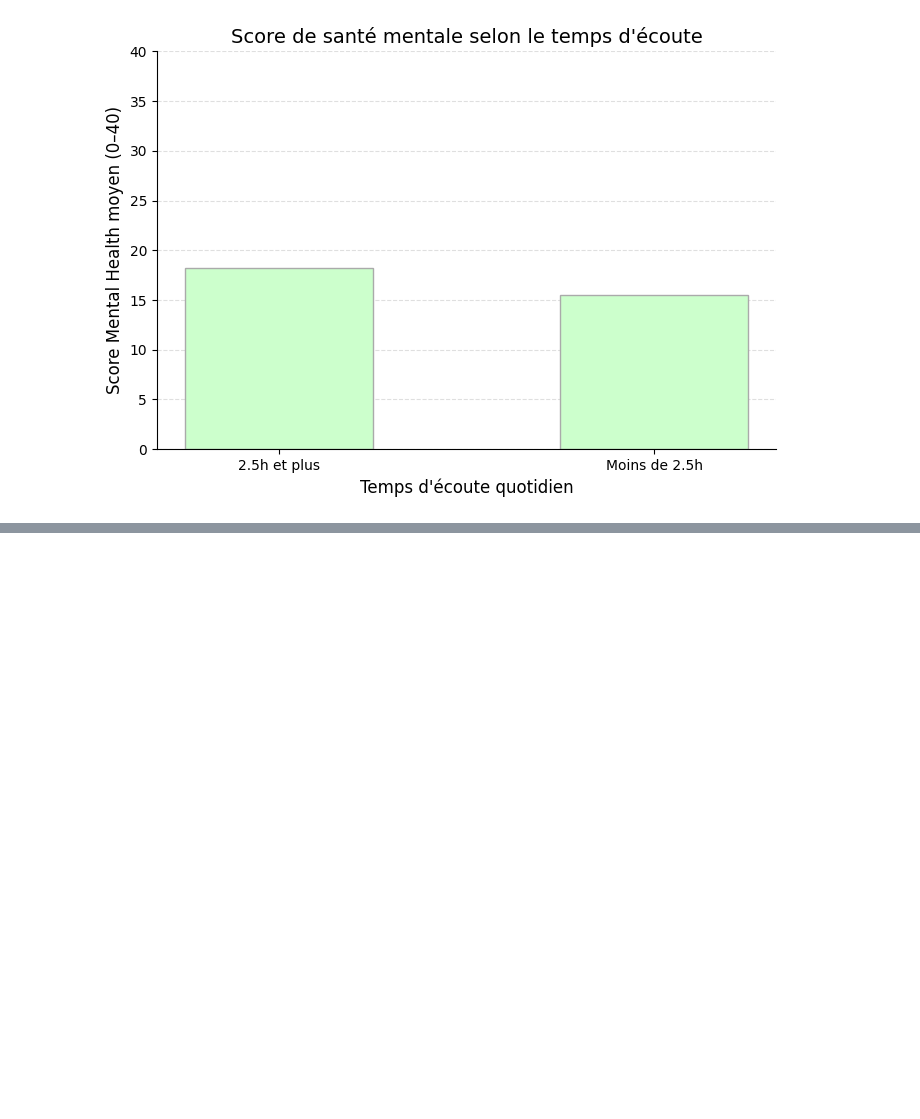
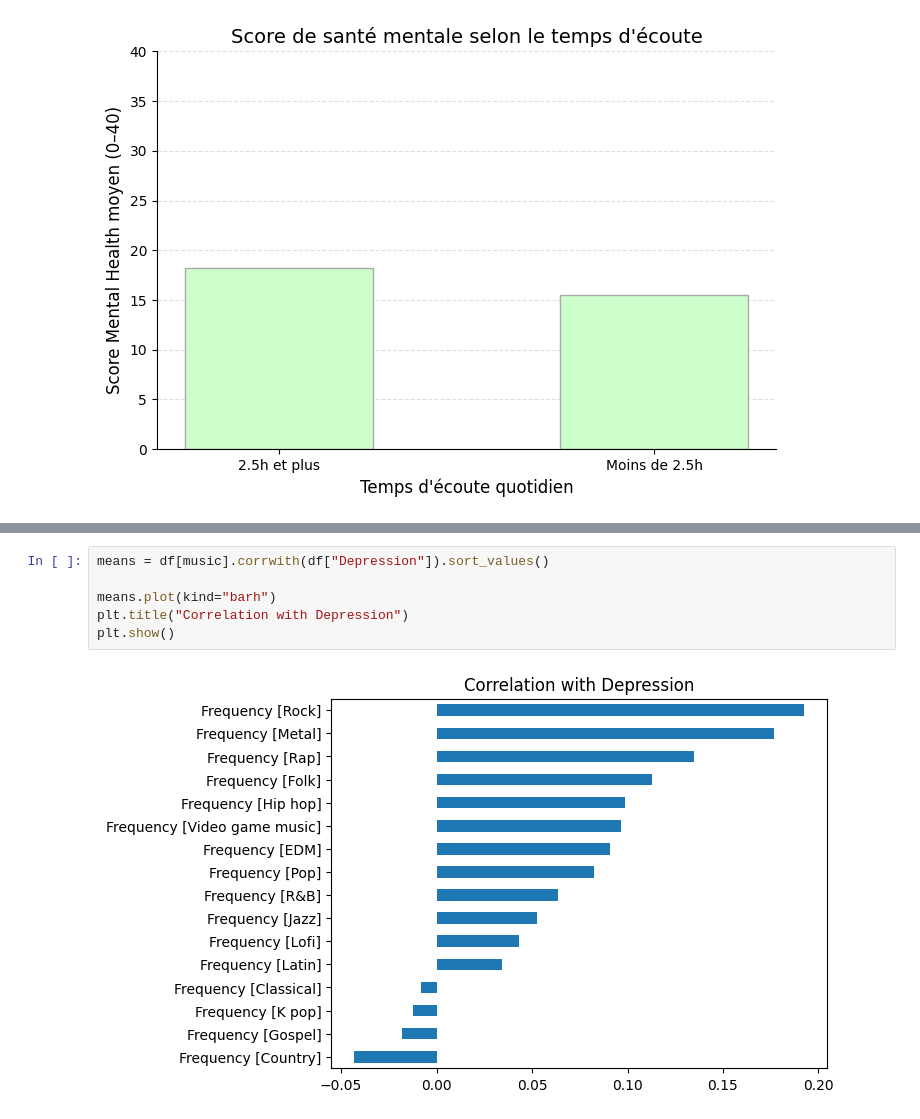
Before and after one commit to lrondal/I-am-hungry, a Jupyter notebook: project_dataVis_Letort_Rondal.ipynb, the cells around one changed output, grey strips where cells are left out. Saved outputs shown, nothing was run; the diff lists cells and outputs as text; blank space fills up the shorter version.

```diff
--- a/project_dataVis_Letort_Rondal.ipynb
+++ b/project_dataVis_Letort_Rondal.ipynb
@@ -322,0 +353,8 @@ plt.show()
+# %%
+means = df[music].corrwith(df["Depression"]).sort_values()
+
+means.plot(kind="barh")
+plt.title("Correlation with Depression")
+plt.show()
+# %% [output]
+[figure, added]
```
Also changed, not shown: parts of 18 cells of this notebook.
